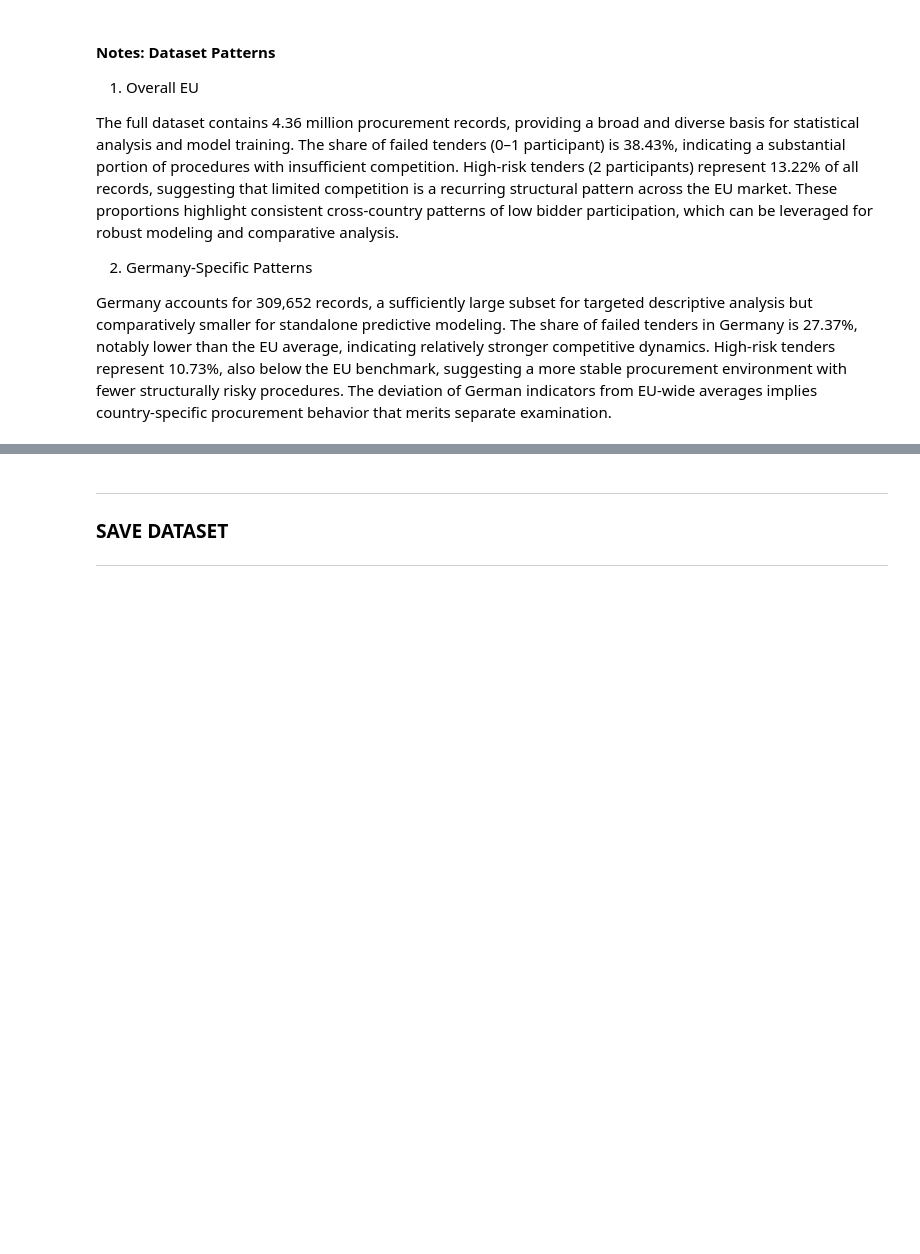
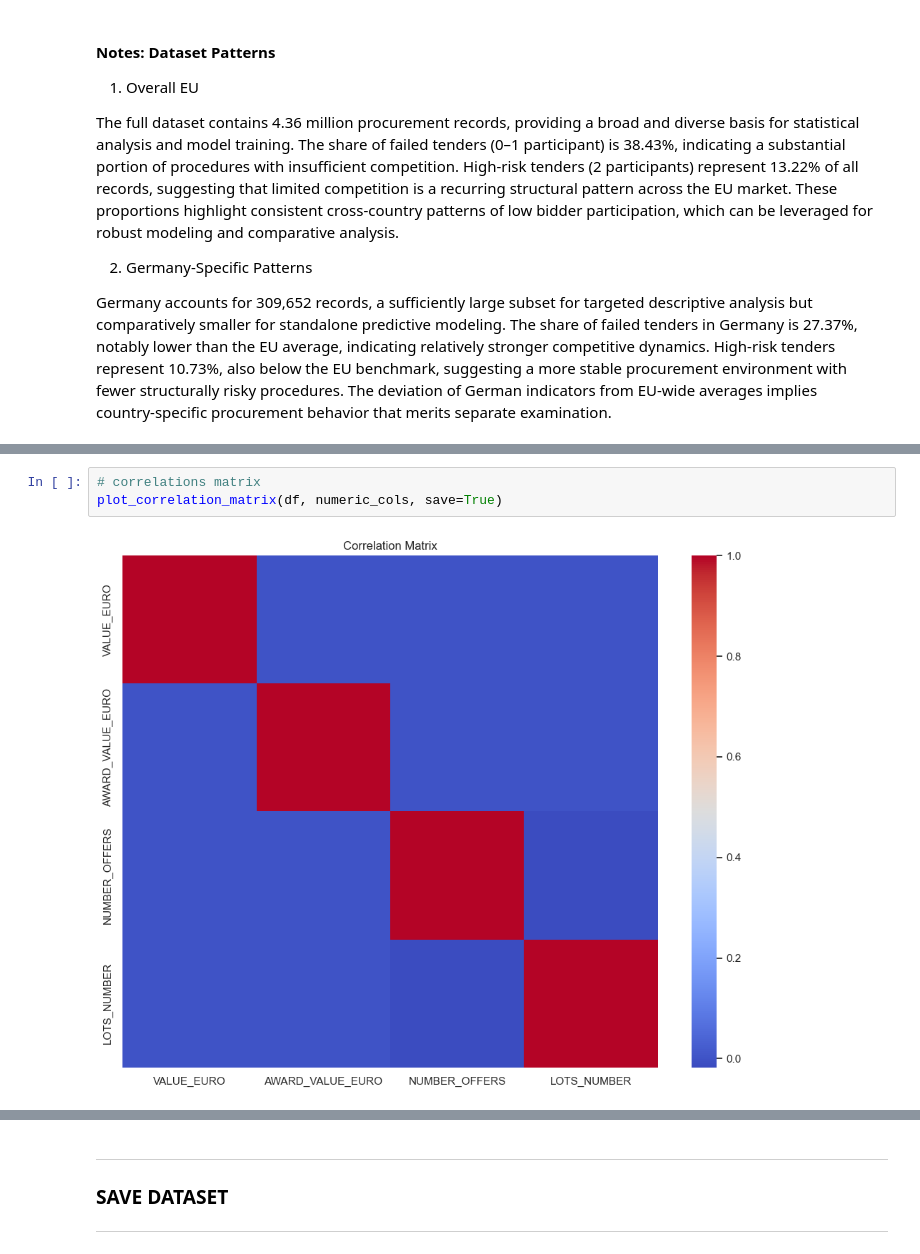
Before and after one commit to datascience-faina/public-procurement-support, a Jupyter notebook: notebooks/01_data_overview.ipynb, the cells around one changed output, grey strips where cells are left out. Cells and saved outputs as stored; diff of their text form; blank space fills up the shorter version.

```diff
--- a/notebooks/01_data_overview.ipynb
+++ b/notebooks/01_data_overview.ipynb
@@ -387,0 +458,5 @@ The deviation of German indicators from EU‑wide averages implies country‑spe
+# %%
+# correlations matrix
+plot_correlation_matrix(df, numeric_cols, save=True)
+# %% [output]
+[figure, added]
```
Also changed, not shown: parts of 21 cells of this notebook, 10 other files.
